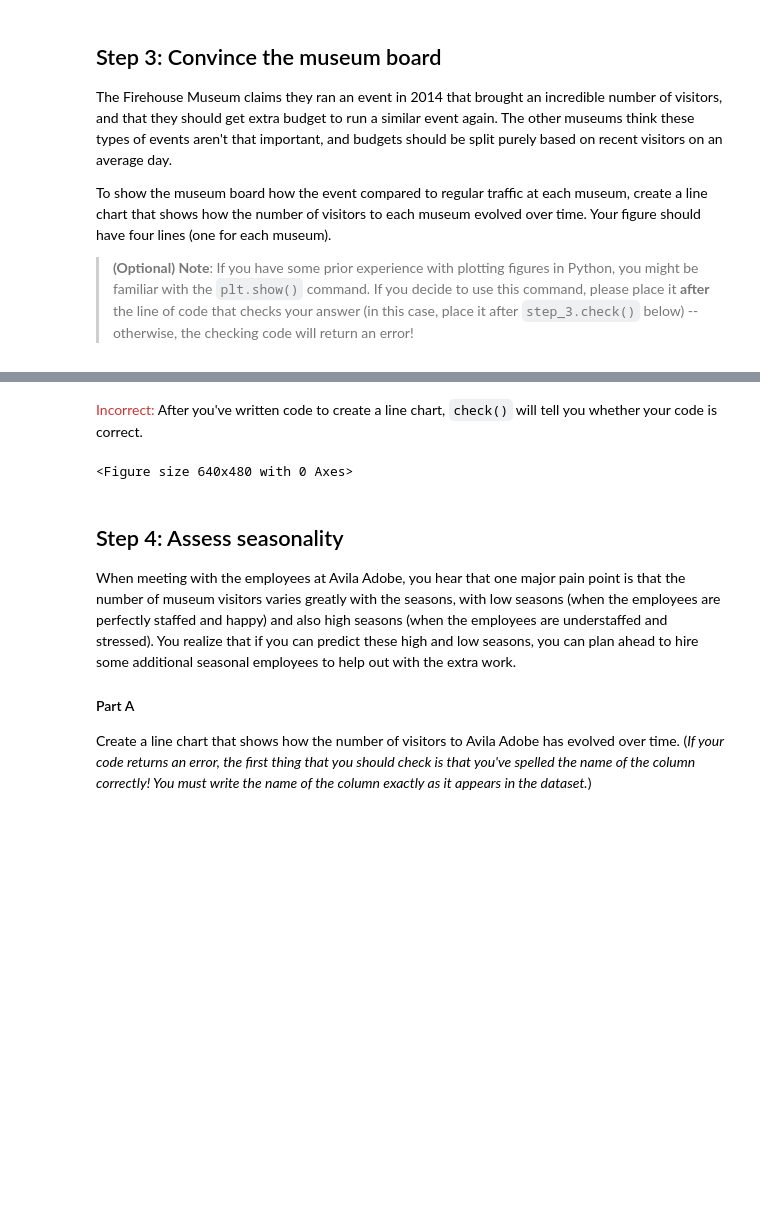
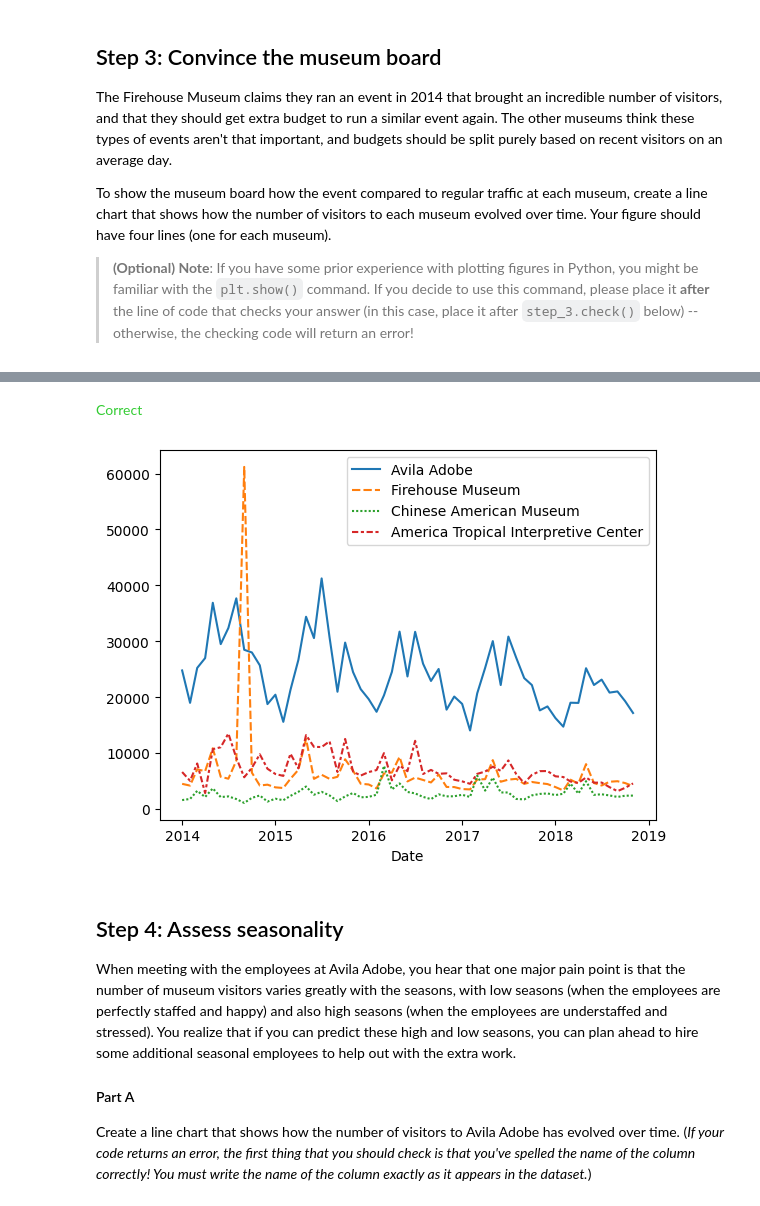
Before and after one commit to xavier-kong/kaggle-intro-to-programming, a Jupyter notebook: exercise-line-charts.ipynb, the cells around one changed output, grey strips where cells are left out. Cells and saved outputs as stored; diff of their text form; code cells hidden in the pictures; blank space fills up the shorter version.

Commit message:
Kaggle Notebook | Exercise: Line Charts | Version 7

```diff
--- a/exercise-line-charts.ipynb
+++ b/exercise-line-charts.ipynb
@@ -122,14 +122,15 @@ To show the museum board how the event compared to regular traffic at each museu
 > **(Optional) Note**: If you have some prior experience with plotting figures in Python, you might be familiar with the `plt.show()` command.  If you decide to use this command, please place it **after** the line of code that checks your answer (in this case, place it after `step_3.check()` below) -- otherwise, the checking code will return an error!
 # %%
 # Line chart showing the number of visitors to each museum over time
-____ # Your code here
+# Your code here
+sns.lineplot(data=museum_data)
 
 # Check your answer
 step_3.check()
 # %% [output]
 [interactive output not drawn]
-<span style="color:#cc3333">Incorrect:</span> After you've written code to create a line chart, `check()` will tell you whether your code is correct.
+<span style="color:#33cc33">Correct</span>
-<Figure size 640x480 with 0 Axes>
+[figure, added]
 # %%
 # Lines below will give you a hint or solution code
 #step_3.hint()
```
